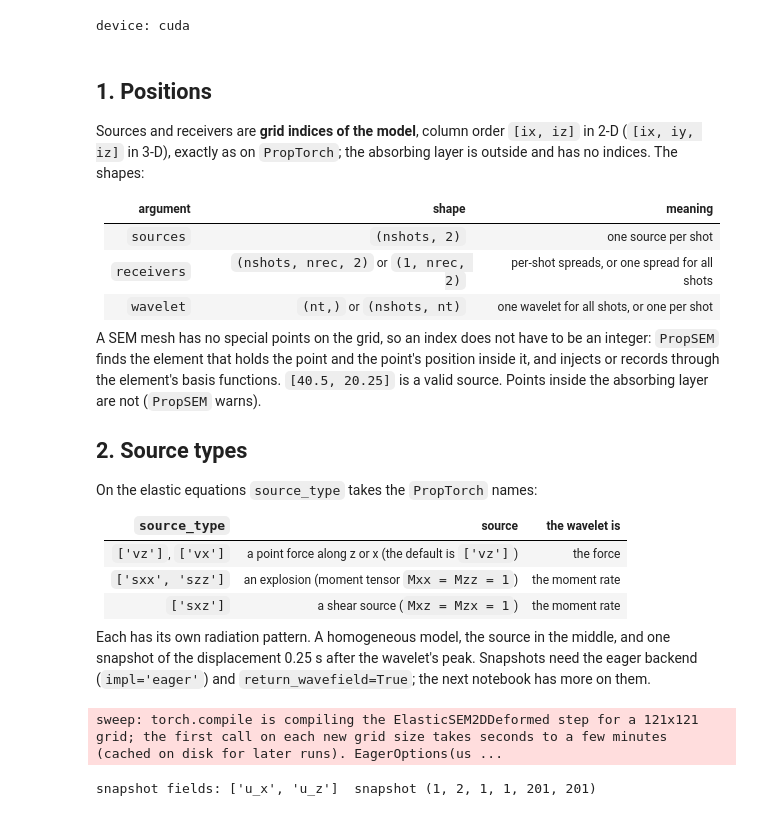
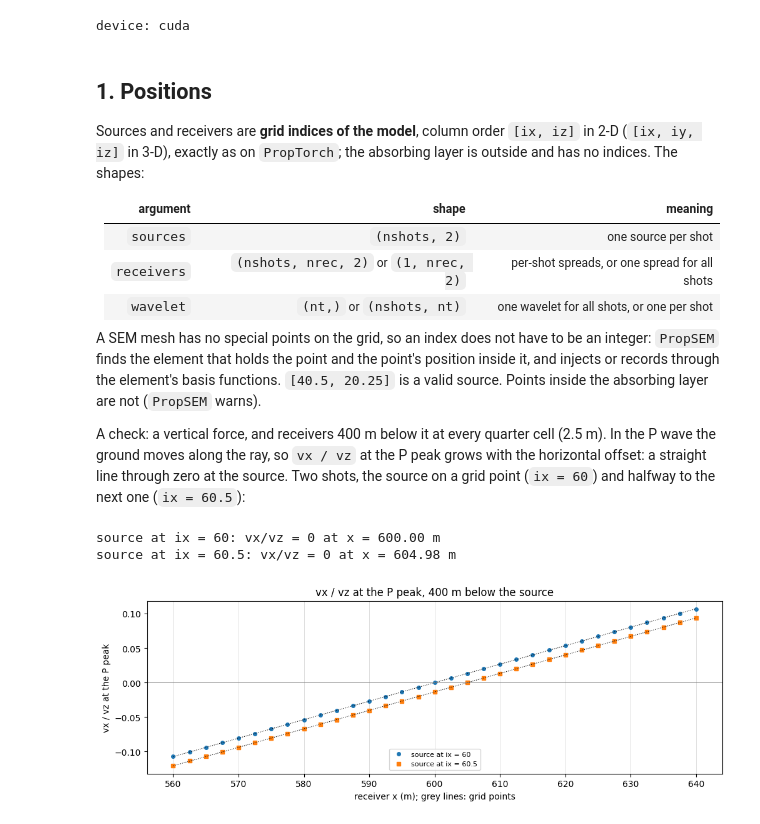
Before and after one commit to DeepWave-KAUST/sweep, a Jupyter notebook: docs/notebooks/52_sem_sources_and_receivers.ipynb, the cells around one changed output. Drawn from its saved outputs; the diff is of its cells as text; code cells hidden in the pictures.

Commit message:
docs(nb52): show off-grid source and receiver positions

```diff
--- a/docs/notebooks/52_sem_sources_and_receivers.ipynb
+++ b/docs/notebooks/52_sem_sources_and_receivers.ipynb
@@ -46,43 +46,44 @@ position inside it, and injects or records through the element's basis
 functions. `[40.5, 20.25]` is a valid source. Points inside the absorbing layer
 are not (`PropSEM` warns).
 
-## 2. Source types
-
-On the elastic equations `source_type` takes the `PropTorch` names:
-
-| `source_type` | source | the wavelet is |
-| --- | --- | --- |
-| `['vz']`, `['vx']` | a point force along z or x (the default is `['vz']`) | the force |
-| `['sxx', 'szz']` | an explosion (moment tensor `Mxx = Mzz = 1`) | the moment rate |
-| `['sxz']` | a shear source (`Mxz = Mzx = 1`) | the moment rate |
-
-Each has its own radiation pattern. A homogeneous model, the source in the middle,
-and one snapshot of the displacement 0.25 s after the wavelet's peak.
-Snapshots need the eager backend (`impl='eager'`) and `return_wavefield=True`;
-the next notebook has more on them.
+A check: a vertical force, and receivers 400 m below it at every quarter cell
+(2.5 m). In the P wave the ground moves along the ray, so `vx / vz` at the P
+peak grows with the horizontal offset: a straight line through zero at the
+source. Two shots, the source on a grid point (`ix = 60`) and halfway to the
+next one (`ix = 60.5`):
 # %%
-shape = (121, 121)                           # 1.2 km x 1.2 km, absorbing on all sides
+shape = (121, 121)                           # homogeneous, absorbing on all sides
 vp  = torch.full(shape, 2000.0, device=device)
 vs  = torch.full(shape, 1150.0, device=device)
 rho = torch.full(shape, 2000.0, device=device)
-nt = 500
-delay = 0.12
+nt, delay = 520, 0.12                        # ends before the S wave reaches the receivers
 wavelet = ricker(np.arange(nt) * dt - delay, f=f0).astype(np.float32)
-src = np.array([[60, 60]])
-rec = np.array([[[60, 100]]])                # one receiver below the source
-step = int(round((delay + 0.25) / dt))
+src = np.array([[60.0, 60.0], [60.5, 60.0]])                 # (nshots, 2), fractional ix
+rx = np.arange(56.0, 64.01, 0.25)                            # every quarter cell
+rec = np.stack([rx, np.full_like(rx, 100.0)], axis=1)[None]  # 400 m below the sources
 
-snaps = {}
-for stype in (['vz'], ['vx'], ['sxx', 'szz'], ['sxz']):
-    solver = PropSEM(ElasticSEM2DDeformed, shape=shape, dh=dh, dt=dt, n_order=n_order,
-                     abcn=40, f_dominant=f0, source_type=stype,
-                     receiver_type=['vx', 'vz'], impl='eager', device=device)
-    with torch.no_grad():
-        seis, snap = solver(wavelet, src, rec, models=[vp, vs, rho],
-                            return_wavefield=True, snapshot_times=[step])
-    # (nsnap, nfield, nshots, 1, nz + 2 abcn, nx + 2 abcn): crop the absorbing layer
-    snaps[', '.join(stype)] = snap[0, :, 0, 0, 40:-40, 40:-40].numpy()
-print('snapshot fields:', solver.snapshot_fields, ' snapshot', tuple(snap.shape))
+solver = PropSEM(ElasticSEM2DDeformed, shape=shape, dh=dh, dt=dt, n_order=n_order,
+                 abcn=40, f_dominant=f0, source_type=['vz'], receiver_type=['vx', 'vz'],
+                 device=device)
+with torch.no_grad():
+    seis = solver(wavelet, src, rec, models=[vp, vs, rho]).cpu().numpy()
+it_p = int(round((delay + 400.0 / 2000.0) / dt))            # the P peak below the source
+
+fig, ax = plt.subplots(figsize=(10, 3.5), constrained_layout=True)
+for s, mk in zip(range(2), 'os'):
+    ratio = seis[s, it_p, :, 0] / seis[s, it_p, :, 1]
+    slope, icpt = np.polyfit(rx * dh, ratio, 1)
+    print(f'source at ix = {src[s, 0]:g}: vx/vz = 0 at x = {-icpt / slope:.2f} m')
+    ax.plot(rx * dh, ratio, mk, ms=4, label=f'source at ix = {src[s, 0]:g}')
+    ax.plot(rx * dh, np.polyval([slope, icpt], rx * dh), 'k:', lw=0.8)
+for xg in np.arange(rx[0], rx[-1] + 1) * dh:
+    ax.axvline(xg, color='0.85', lw=0.6, zorder=0)
+ax.axhline(0, color='0.5', lw=0.6)
+ax.set_xlabel('receiver x (m); grey lines: grid points')
+ax.set_ylabel('vx / vz at the P peak')
+ax.legend(fontsize=8); ax.set_title('vx / vz at the P peak, 400 m below the source')
+plt.show()
 # %% [output]
-sweep: torch.compile is compiling the ElasticSEM2DDeformed step for a 121x121 grid; the first call on each new grid size takes seconds to a few minutes (cached on disk for later runs). EagerOptions(us ...
+source at ix = 60: vx/vz = 0 at x = 600.00 m
+source at ix = 60.5: vx/vz = 0 at x = 604.98 m
-snapshot fields: ['u_x', 'u_z']  snapshot (1, 2, 1, 1, 201, 201)
+[figure, added]
```
Also changed, not shown: parts of 15 cells of this notebook.
